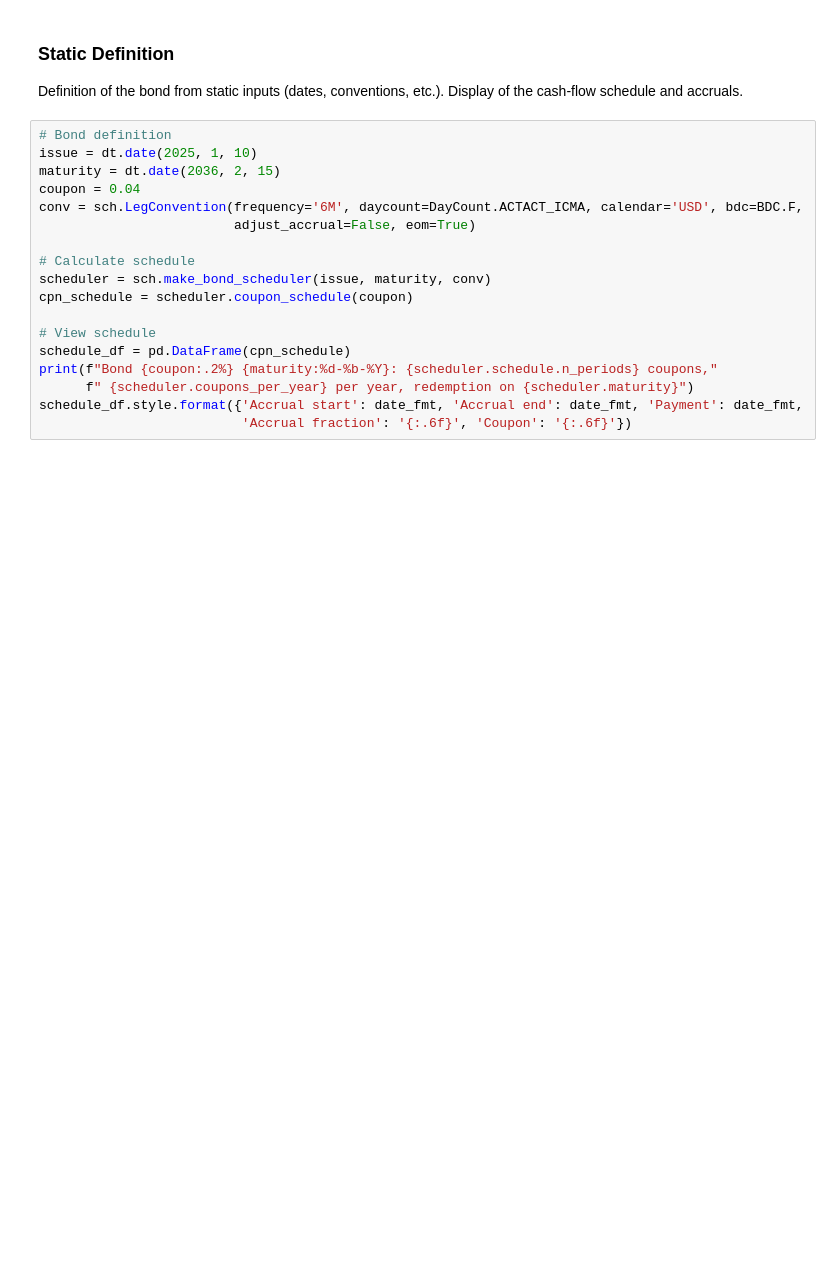
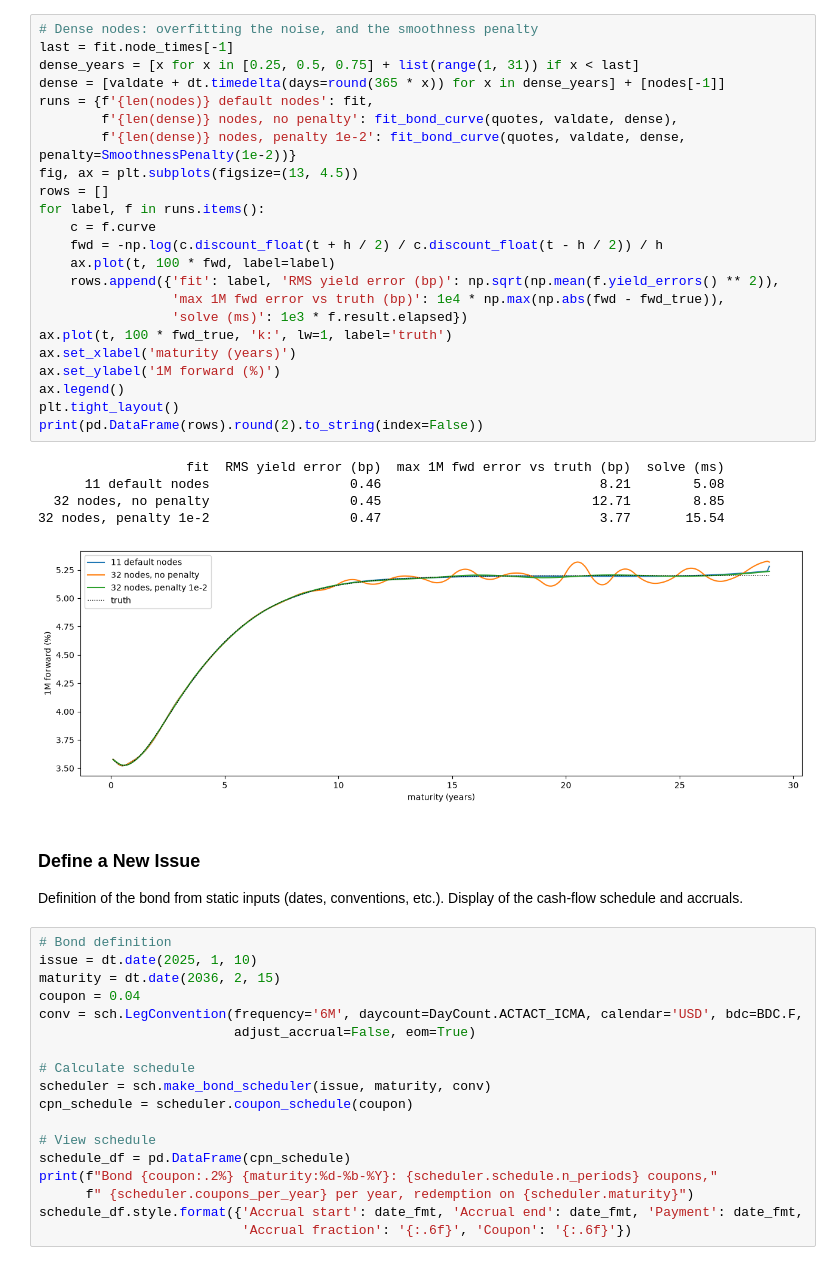
Before and after one commit to sebgur/SDev.Python, a Jupyter notebook: notebooks/rates/bonds.ipynb, the cells around one changed output. Saved outputs shown, nothing was run; the diff lists cells and outputs as text; blank space fills up the shorter version.

```diff
--- a/notebooks/rates/bonds.ipynb
+++ b/notebooks/rates/bonds.ipynb
@@ -28,5 +99,34 @@ SDevPy version: 1.2
+# %%
+# Dense nodes: overfitting the noise, and the smoothness penalty
+last = fit.node_times[-1]
+dense_years = [x for x in [0.25, 0.5, 0.75] + list(range(1, 31)) if x < last]
+dense = [valdate + dt.timedelta(days=round(365 * x)) for x in dense_years] + [nodes[-1]]
+runs = {f'{len(nodes)} default nodes': fit,
+        f'{len(dense)} nodes, no penalty': fit_bond_curve(quotes, valdate, dense),
+        f'{len(dense)} nodes, penalty 1e-2': fit_bond_curve(quotes, valdate, dense, penalty=SmoothnessPenalty(1e-2))}
+fig, ax = plt.subplots(figsize=(13, 4.5))
+rows = []
+for label, f in runs.items():
+    c = f.curve
+    fwd = -np.log(c.discount_float(t + h / 2) / c.discount_float(t - h / 2)) / h
+    ax.plot(t, 100 * fwd, label=label)
+    rows.append({'fit': label, 'RMS yield error (bp)': np.sqrt(np.mean(f.yield_errors() ** 2)),
+                 'max 1M fwd error vs truth (bp)': 1e4 * np.max(np.abs(fwd - fwd_true)),
+                 'solve (ms)': 1e3 * f.result.elapsed})
+ax.plot(t, 100 * fwd_true, 'k:', lw=1, label='truth')
+ax.set_xlabel('maturity (years)')
+ax.set_ylabel('1M forward (%)')
+ax.legend()
+plt.tight_layout()
+print(pd.DataFrame(rows).round(2).to_string(index=False))
+# %% [output]
+                   fit  RMS yield error (bp)  max 1M fwd error vs truth (bp)  solve (ms)
+      11 default nodes                  0.46                            8.21        5.08
+  32 nodes, no penalty                  0.45                           12.71        8.85
+32 nodes, penalty 1e-2                  0.47                            3.77       15.54
+[figure, added]
 # %% [markdown]
-### Static Definition
+### Define a New Issue
 Definition of the bond from static inputs (dates, conventions, etc.). Display of the cash-flow schedule and accruals.
 # %%
 # Bond definition
```
Also changed, not shown: parts of 8 cells of this notebook, 9 other files.
